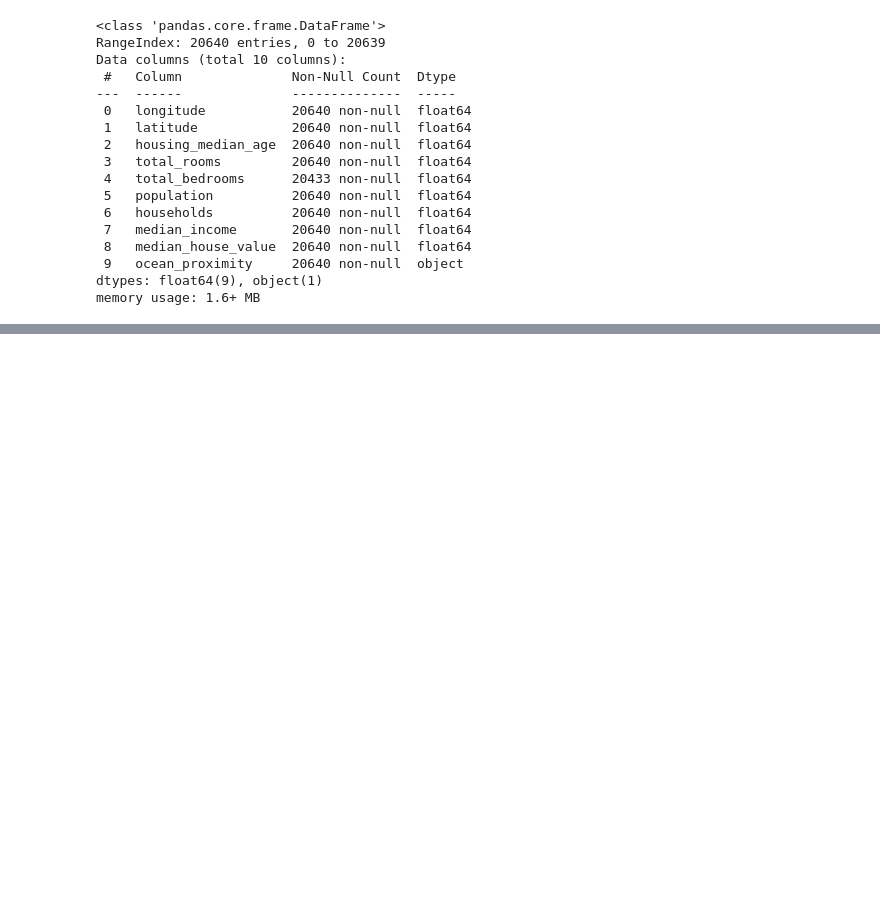
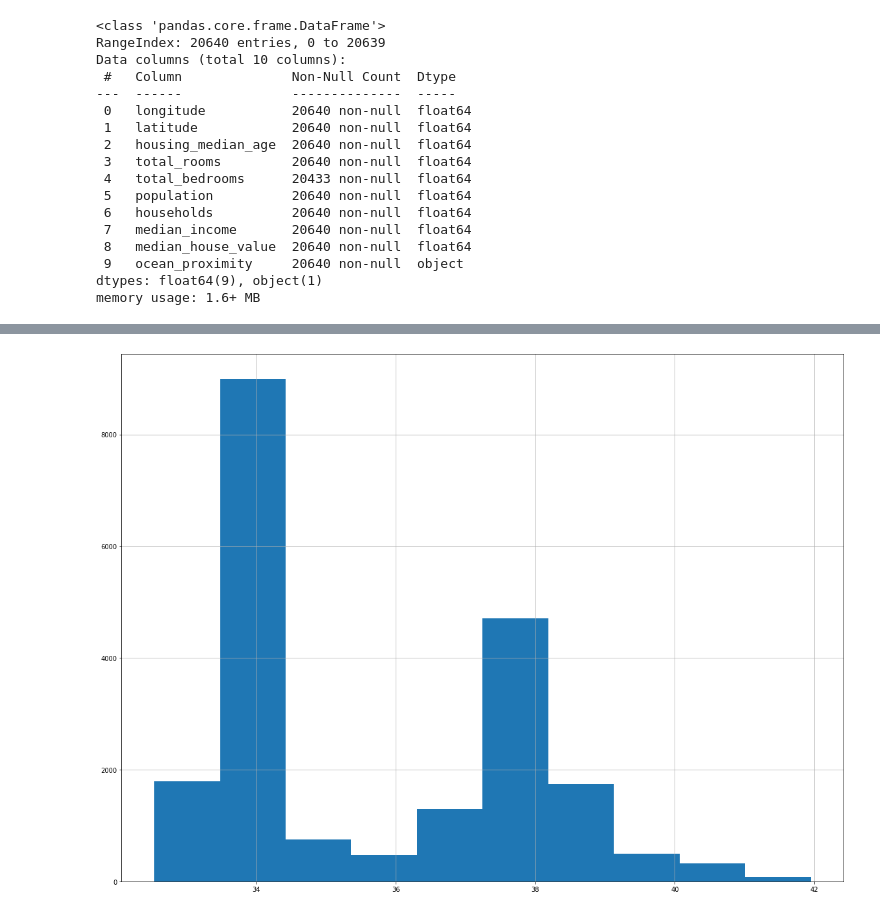
Before and after one commit to lee0ray/handsonml, a Jupyter notebook: Housing.ipynb, the cells around one changed output, grey strips where cells are left out. Drawn from its saved outputs; the diff is of its cells as text; code cells hidden in the pictures; blank space fills up the shorter version.

```diff
--- a/Housing.ipynb
+++ b/Housing.ipynb
@@ -55,0 +85,5 @@ memory usage: 1.6+ MB
+# %%
+housing["latitude"].hist(bins=50, figsize=(20,15))
+plt.show()
+# %% [output]
+[figure, added]
```
Also changed, not shown: parts of 82 cells of this notebook, 1 other file.
